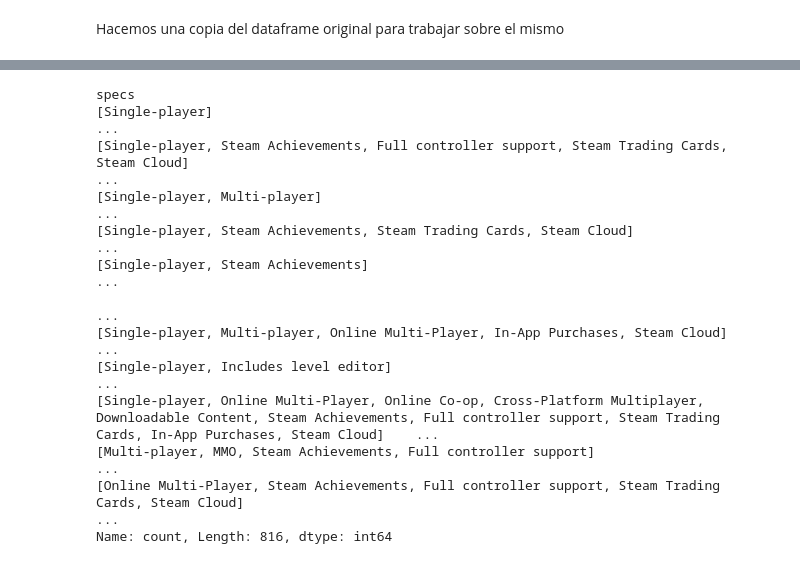
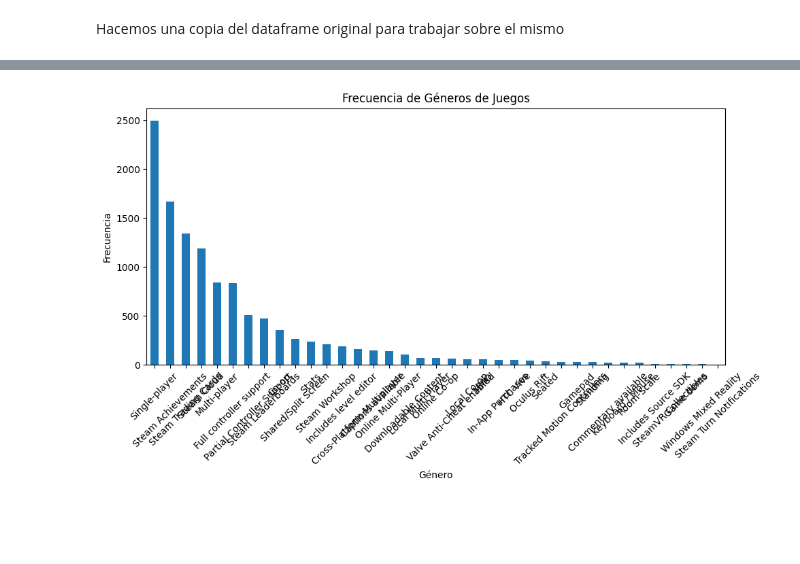
Before and after one commit to Carlit0sCDC/MLO-Carlos, a Jupyter notebook: EDA MLO-STEAM.ipynb, the cells around one changed output, grey strips where cells are left out. Drawn from its saved outputs; the diff is of its cells as text; code cells hidden in the pictures; blank space fills up the shorter version.

```diff
--- a/EDA MLO-STEAM.ipynb
+++ b/EDA MLO-STEAM.ipynb
@@ -153,19 +154,26 @@ Name: count, Length: 1693, dtype: int64
-# %%
-df_eda['specs'].value_counts()
-# %% [output]
-specs
-[Single-player]                                                                                                                                                                                          ...
-[Single-player, Steam Achievements, Full controller support, Steam Trading Cards, Steam Cloud]                                                                                                           ...
-[Single-player, Multi-player]                                                                                                                                                                            ...
-[Single-player, Steam Achievements, Steam Trading Cards, Steam Cloud]                                                                                                                                    ...
-[Single-player, Steam Achievements]                                                                                                                                                                      ...
-                                                                                                                                                                                                         ...
-[Single-player, Multi-player, Online Multi-Player, In-App Purchases, Steam Cloud]                                                                                                                        ...
-[Single-player, Includes level editor]                                                                                                                                                                   ...
-[Single-player, Online Multi-Player, Online Co-op, Cross-Platform Multiplayer, Downloadable Content, Steam Achievements, Full controller support, Steam Trading Cards, In-App Purchases, Steam Cloud]    ...
-[Multi-player, MMO, Steam Achievements, Full controller support]                                                                                                                                         ...
-[Online Multi-Player, Steam Achievements, Full controller support, Steam Trading Cards, Steam Cloud]                                                                                                     ...
-Name: count, Length: 816, dtype: int64
+# %%
+# Crear una lista para almacenar todos los géneros
+all_specs = []
+
+# Iterar a través de las listas de géneros y agregar cada género a la lista
+for specs_list in df_eda['specs']:
+    if specs_list is not None:  # Verificar si la lista de géneros no es nula
+        all_specs.extend(specs_list)
+
+# Crear una tabla de frecuencia de géneros
+specs_frequency = pd.Series(all_specs).value_counts()
+# %%
+# Generar un gráfico de barras
+plt.figure(figsize=(10, 6))  # Tamaño del gráfico
+specs_frequency.plot(kind='bar')  # Tipo de gráfico de barras
+plt.title('Frecuencia de Géneros de Juegos')  # Título del gráfico
+plt.xlabel('Género')  # Etiqueta del eje x
+plt.ylabel('Frecuencia')  # Etiqueta del eje y
+plt.xticks(rotation=45)  # Rotación de las etiquetas en el eje x
+plt.tight_layout()  # Ajustar el diseño del gráfico
+plt.show()  # Mostrar el gráfico
+# %% [output]
+[figure, added]
 # %%
 df_eda['early_access'].value_counts()
 # %% [output]
```
Also changed, not shown: parts of 43 cells of this notebook.
